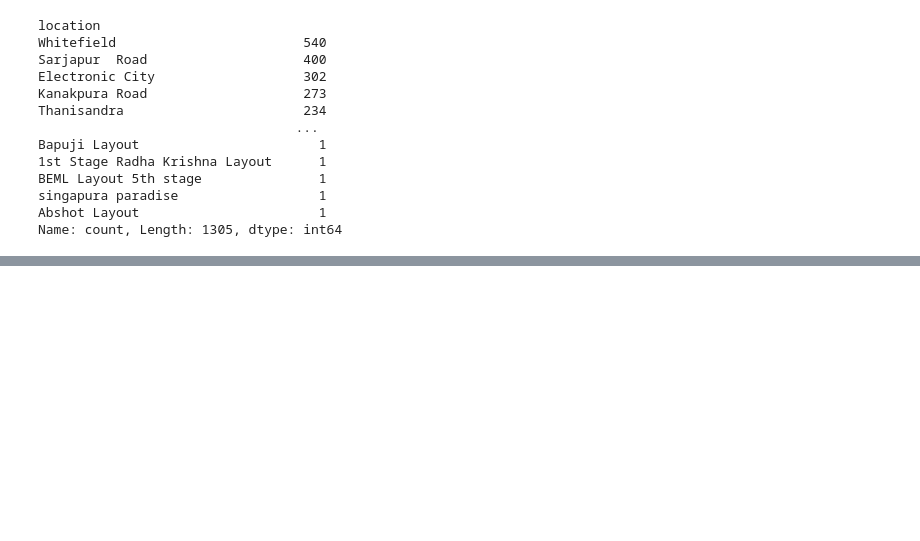
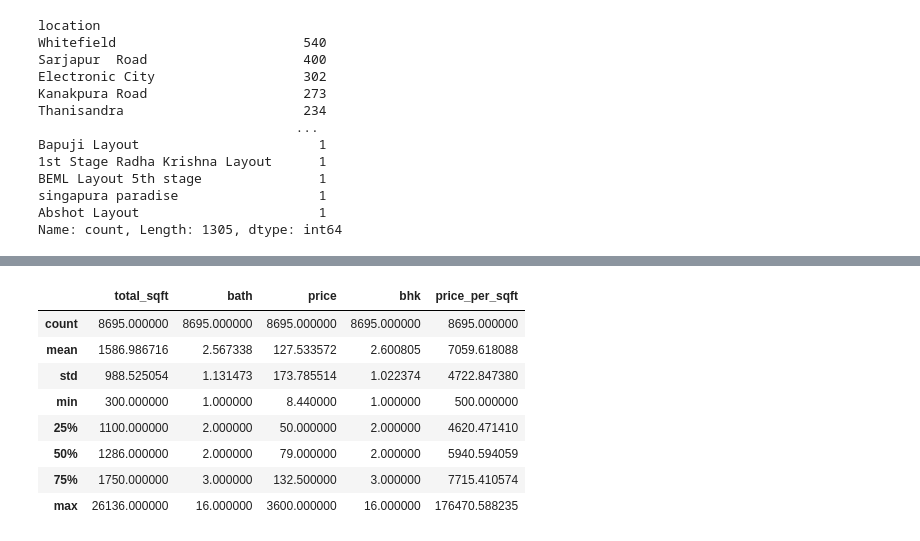
Before and after one commit to Mandar-123-code/Data-Science-Project, a Jupyter notebook: Banglore.ipynb, the cells around one changed output, grey strips where cells are left out. Cells and saved outputs as stored; diff of their text form; code cells hidden in the pictures; blank space fills up the shorter version.

```diff
--- a/Banglore.ipynb
+++ b/Banglore.ipynb
@@ -220,0 +339,26 @@ Name: count, Length: 1305, dtype: int64
+# %%
+def bhk_outlier_remover(df):
+    exclude_indices = np.array([])
+    for location,location_df in df.groupby('location'):
+        bhk_stats = {}
+        for bhk,bhk_df in location_df.groupby('bhk'):
+            bhk_stats[bhk] = {
+                'mean': np.mean(bhk_df.price_per_sqft),
+                'std': np.std(bhk_df.price_per_sqft),
+                'count': bhk_df.shape[0]
+            }
+        for bhk,bhk_df in location_df.groupby('bhk'):
+            stats = bhk_stats.get(bhk-1)
+            if stats and stats['count']>5:
+                exclude_indices = np.append(exclude_indices,bhk_df[bhk_df.price_per_sqft<(stats['mean'])].index.values)
+    return df.drop(exclude_indices,axis='index')
+# %% [output]
+|  | total_sqft | bath | price | bhk | price_per_sqft |
+| count | 8695.000000 | 8695.000000 | 8695.000000 | 8695.000000 | 8695.000000 |
+| mean | 1586.986716 | 2.567338 | 127.533572 | 2.600805 | 7059.618088 |
+| std | 988.525054 | 1.131473 | 173.785514 | 1.022374 | 4722.847380 |
+| min | 300.000000 | 1.000000 | 8.440000 | 1.000000 | 500.000000 |
+| 25% | 1100.000000 | 2.000000 | 50.000000 | 2.000000 | 4620.471410 |
+| 50% | 1286.000000 | 2.000000 | 79.000000 | 2.000000 | 5940.594059 |
+| 75% | 1750.000000 | 3.000000 | 132.500000 | 3.000000 | 7715.410574 |
+| max | 26136.000000 | 16.000000 | 3600.000000 | 16.000000 | 176470.588235 |
```
Also changed, not shown: parts of 17 cells of this notebook.
